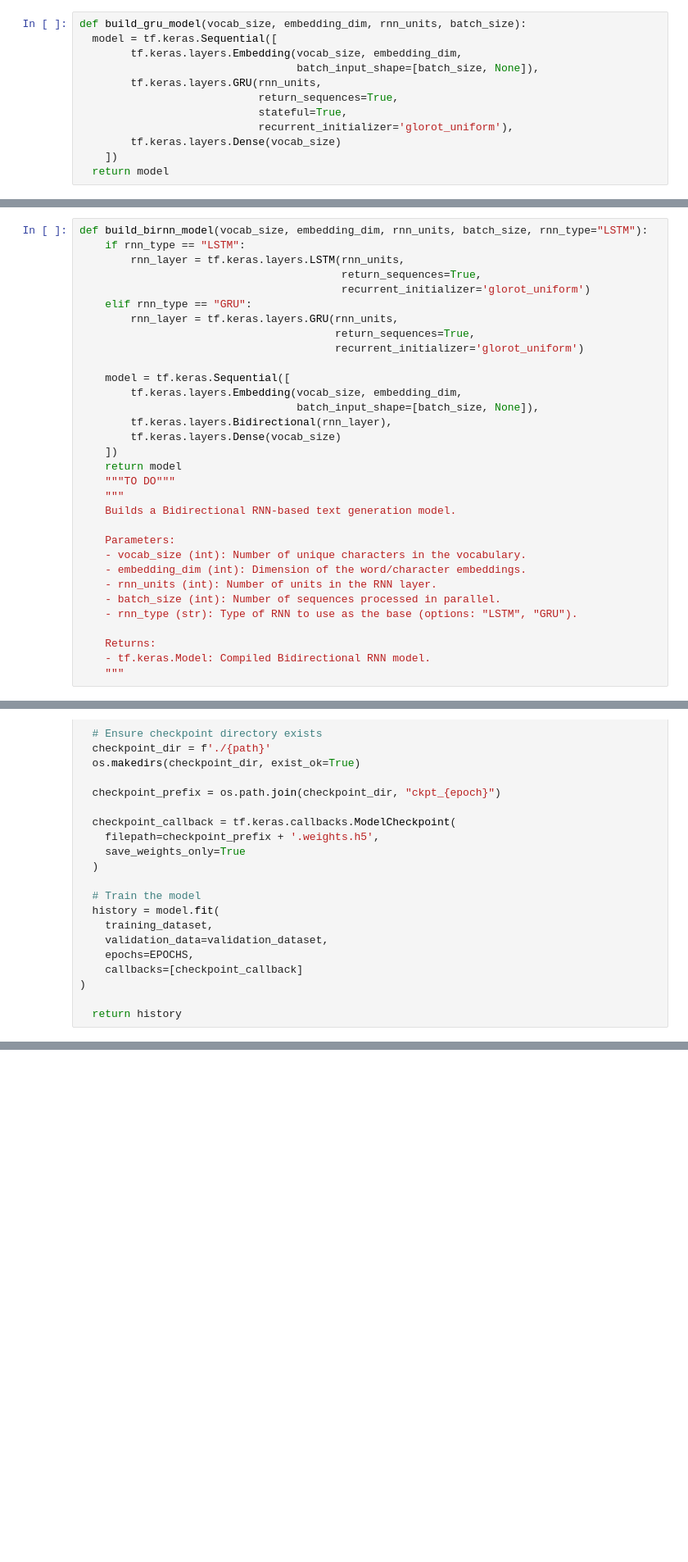
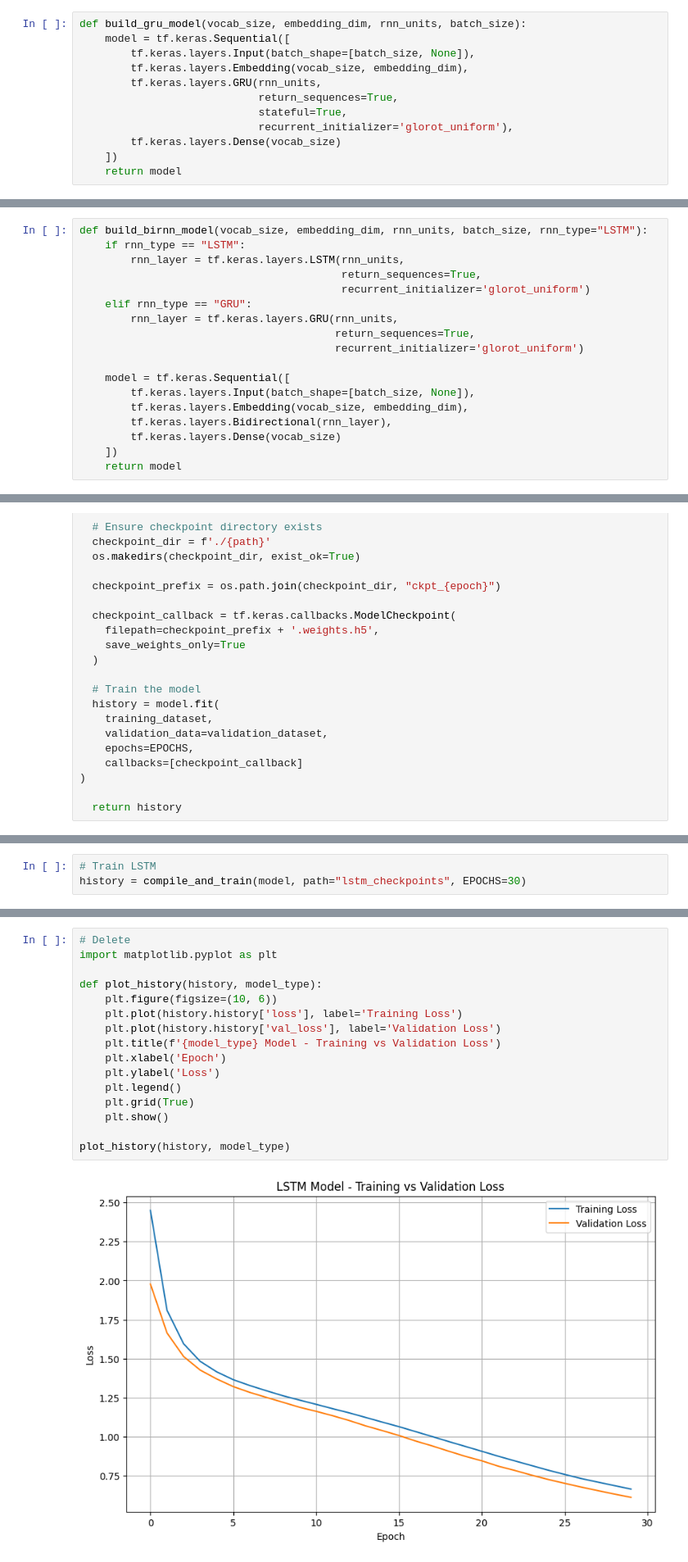
Before and after one commit to Peter-aziz/-Memory-Hierarchy-Simulator, a Jupyter notebook: Labs/Lab4/Lab4.ipynb, the cells around one changed output, grey strips where cells are left out. Shown: that part at 82% size. Saved outputs shown, nothing was run; the diff lists cells and outputs as text; blank space fills up the shorter version.

Commit message:
made some updates but not sure of them. delete if found later

```diff
--- a/Labs/Lab4/Lab4.ipynb
+++ b/Labs/Lab4/Lab4.ipynb
@@ -292,16 +277,16 @@ To evaluate the differences between LSTM and GRU models, compare them using:
 - Training Speed & Efficiency : Measure training time per epoch for both models.
 # %%
 def build_gru_model(vocab_size, embedding_dim, rnn_units, batch_size):
-  model = tf.keras.Sequential([
-        tf.keras.layers.Embedding(vocab_size, embedding_dim,
-                                  batch_input_shape=[batch_size, None]),
+    model = tf.keras.Sequential([
+        tf.keras.layers.Input(batch_shape=[batch_size, None]),
+        tf.keras.layers.Embedding(vocab_size, embedding_dim),
         tf.keras.layers.GRU(rnn_units,
                             return_sequences=True,
                             stateful=True,
                             recurrent_initializer='glorot_uniform'),
         tf.keras.layers.Dense(vocab_size)
     ])
-  return model
+    return model
 # %% [markdown]
 # Bidirectional Model
 
@@ -366,26 +351,12 @@ def build_birnn_model(vocab_size, embedding_dim, rnn_units, batch_size, rnn_type
                                         recurrent_initializer='glorot_uniform')
 
     model = tf.keras.Sequential([
-        tf.keras.layers.Embedding(vocab_size, embedding_dim,
-                                  batch_input_shape=[batch_size, None]),
+        tf.keras.layers.Input(batch_shape=[batch_size, None]),
+        tf.keras.layers.Embedding(vocab_size, embedding_dim),
         tf.keras.layers.Bidirectional(rnn_layer),
         tf.keras.layers.Dense(vocab_size)
     ])
     return model
-    """TO DO"""
-    """
-    Builds a Bidirectional RNN-based text generation model.
-
-    Parameters:
-    - vocab_size (int): Number of unique characters in the vocabulary.
-    - embedding_dim (int): Dimension of the word/character embeddings.
-    - rnn_units (int): Number of units in the RNN layer.
-    - batch_size (int): Number of sequences processed in parallel.
-    - rnn_type (str): Type of RNN to use as the base (options: "LSTM", "GRU").
-
-    Returns:
-    - tf.keras.Model: Compiled Bidirectional RNN model.
-    """
 # %% [markdown]
 # Evaluating the Models
 # %% [markdown]
@@ -438,0 +413,3 @@ def compile_and_train(model, path, EPOCHS = 30):
+# %%
+# Train LSTM
+history = compile_and_train(model, path="lstm_checkpoints", EPOCHS=30)
@@ -439,3 +434,21 @@ def compile_and_train(model, path, EPOCHS = 30):
+# %%
+# Delete
+import matplotlib.pyplot as plt
+
+def plot_history(history, model_type):
+    plt.figure(figsize=(10, 6))
+    plt.plot(history.history['loss'], label='Training Loss')
+    plt.plot(history.history['val_loss'], label='Validation Loss')
+    plt.title(f'{model_type} Model - Training vs Validation Loss')
+    plt.xlabel('Epoch')
+    plt.ylabel('Loss')
+    plt.legend()
+    plt.grid(True)
+    plt.show()
+
+plot_history(history, model_type)
+# %% [output]
+[figure, added]
 # %% [markdown]
 # Generate Text Using the Model
 # %%
```
Also changed, not shown: parts of 7 cells of this notebook.
